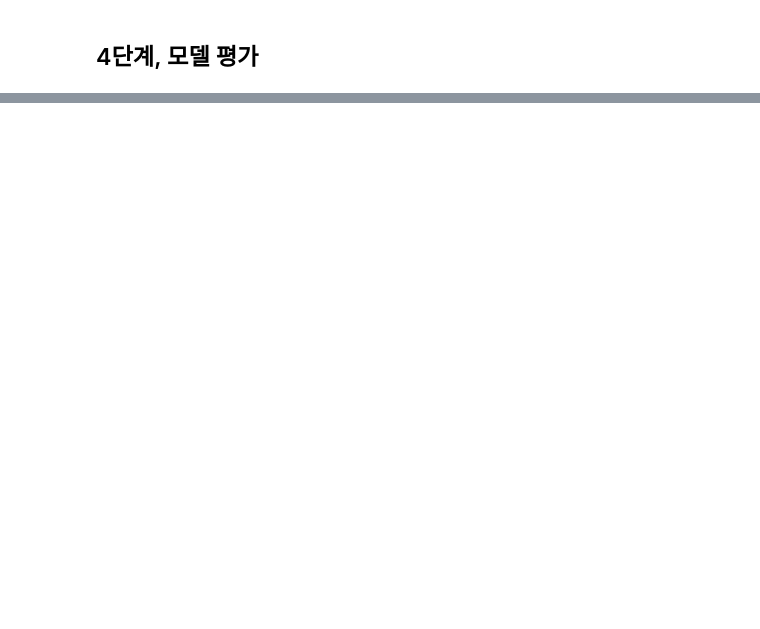
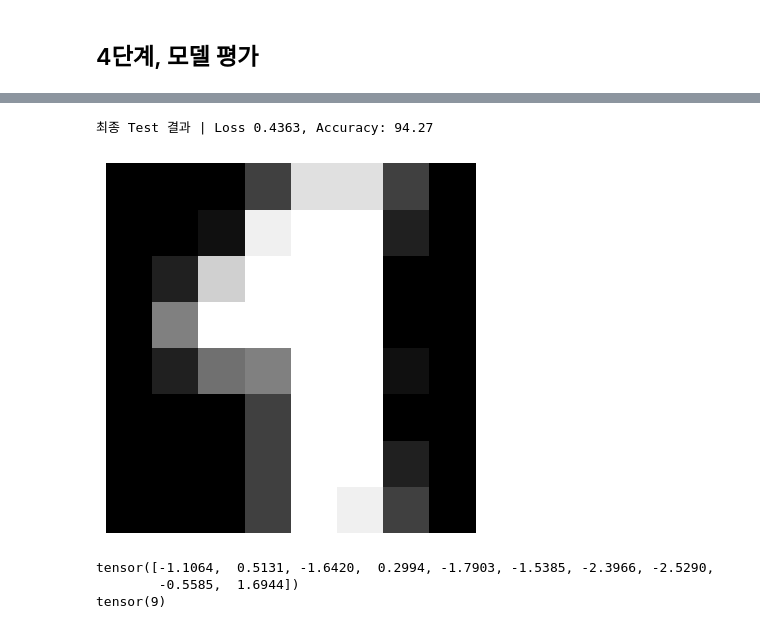
Before and after one commit to hyejinspace/kdt-ml, a Jupyter notebook: 11. 머신러닝(SGD, ADAM).ipynb, the cells around one changed output, grey strips where cells are left out. Saved outputs shown, nothing was run; the diff lists cells and outputs as text; code cells hidden in the pictures; blank space fills up the shorter version.

Commit message:
머신러닝 딥러닝 진도 나가기

```diff
--- a/11. 머신러닝(SGD, ADAM).ipynb
+++ b/11. 머신러닝(SGD, ADAM).ipynb
@@ -481,0 +579,6 @@ Test Epoch: 70/100 Avg Loss: 0.5289
+# %%
+train_loader = DataLoader(train_dataset, batch_size=64, shuffle=True)
+test_loader = DataLoader(test_dataset, batch_size=64, shuffle=False)
+
+imgs, labels = next(iter(train_loader))
+print(imgs.size(), labels.size())
@@ -481,0 +587,6 @@ Test Epoch: 70/100 Avg Loss: 0.5289
+# %%
+# 레이어가 하나 쌓여있으면 머신러닝!
+model = nn.Sequential(
+    nn.Linear(64, 10)
+)
+model
@@ -481,0 +622,3 @@ Test Epoch: 70/100 Avg Loss: 0.5289
+# %%
+criterion = nn.CrossEntropyLoss()
+optimizer = optim.Adam(model.parameters(), lr=0.001)
@@ -481,0 +670,29 @@ Test Epoch: 70/100 Avg Loss: 0.5289
+# %%
+model.eval()
+
+test_loss = 0.0
+test_acc = 0.0
+
+with torch.no_grad():
+    for X_batch, y_batch in test_loader:
+
+        y_test_pred = model(X_batch)
+        loss = criterion(y_test_pred, y_batch)
+        test_loss += loss.item()
+
+        y_test_index = y_test_pred.argmax(dim=1)
+        acc = (y_batch == y_test_index).float().mean().item() * 100
+        test_acc += acc
+
+avg_test_loss = test_loss / len(test_loader)
+avg_test_acc = test_acc / len(test_loader)
+
+print(f"최종 Test 결과 | Loss {avg_test_loss:.4f}, Accuracy: {avg_test_acc:.2f}")
+# %% [output]
+최종 Test 결과 | Loss 0.4363, Accuracy: 94.27
+# %%
+plt.imshow(X_batch[0].reshape((8, 8)), cmap="gray")
+plt.axis("off")
+plt.show()
+# %% [output]
+[figure, added]
@@ -481,0 +703,10 @@ Test Epoch: 70/100 Avg Loss: 0.5289
+# %%
+with torch.no_grad():
+    y_pred_batch = model(X_test_batch)
+
+print(y_pred_batch[0])
+print(y_pred_batch[0].argmax())
+# %% [output]
+tensor([-1.1064,  0.5131, -1.6420,  0.2994, -1.7903, -1.5385, -2.3966, -2.5290,
+        -0.5585,  1.6944])
+tensor(9)
```
Also changed, not shown: parts of 28 cells of this notebook, 4 other files.
